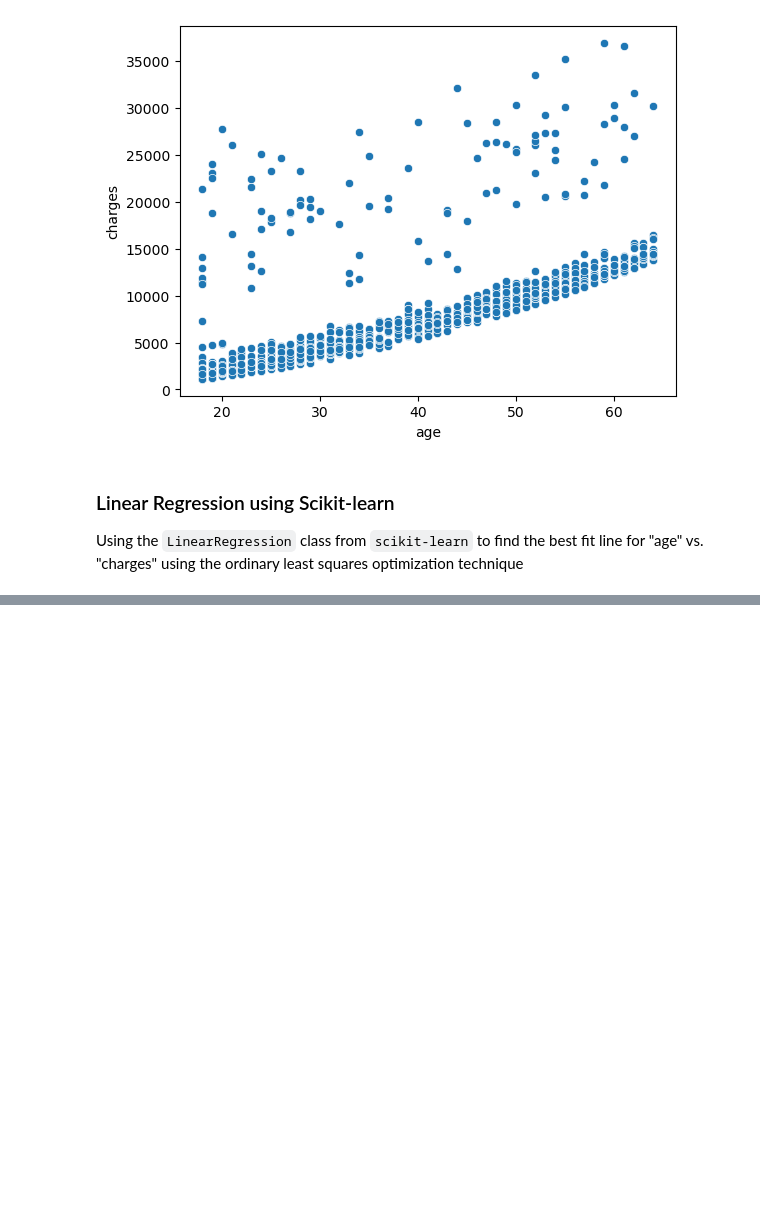
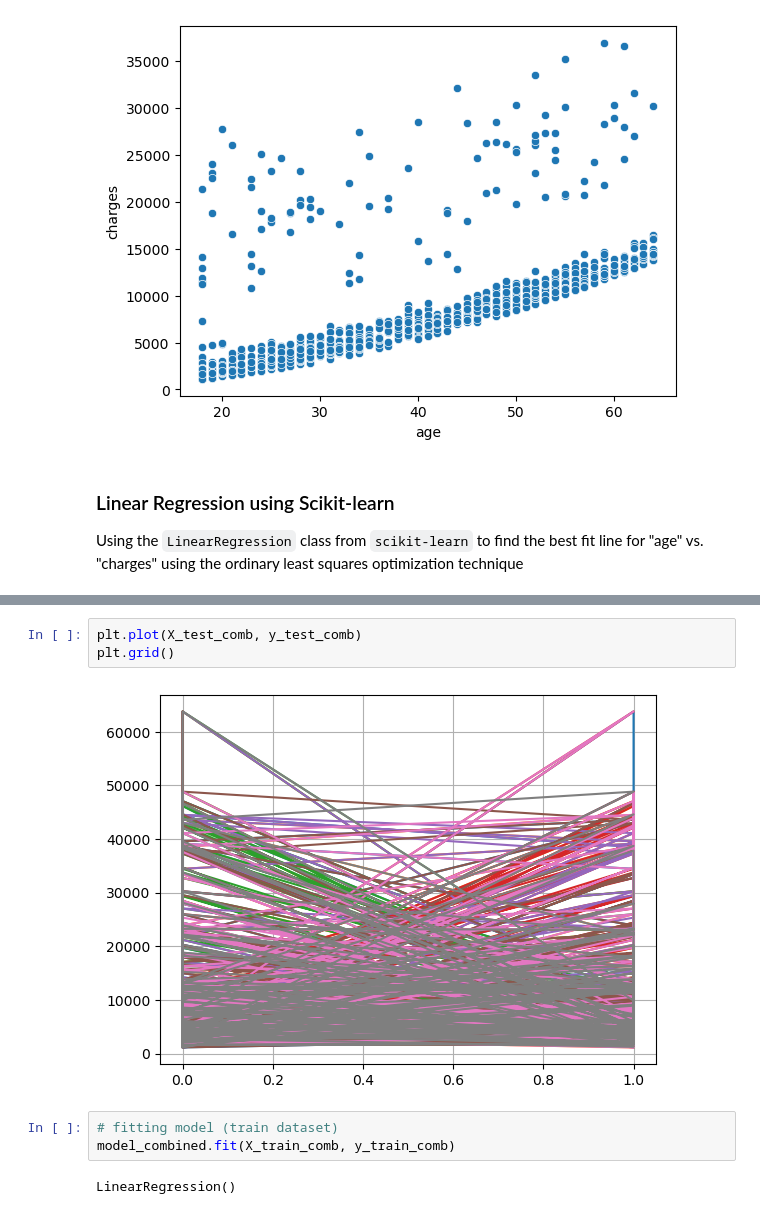
Before and after one commit to sandra-biology/Data-Analytics-A, a Jupyter notebook: Linear regression practice.ipynb, the cells around one changed output, grey strips where cells are left out. Drawn from its saved outputs; the diff is of its cells as text; blank space fills up the shorter version.

```diff
--- a/Linear regression practice.ipynb
+++ b/Linear regression practice.ipynb
@@ -630,0 +642,10 @@ ValueError: could not convert string to float: 'female'
+# %%
+plt.plot(X_test_comb, y_test_comb)
+plt.grid()
+# %% [output]
+[figure, added]
+# %%
+# fitting model (train dataset)
+model_combined.fit(X_train_comb, y_train_comb)
+# %% [output]
+LinearRegression()
```
Also changed, not shown: parts of 69 cells of this notebook.
